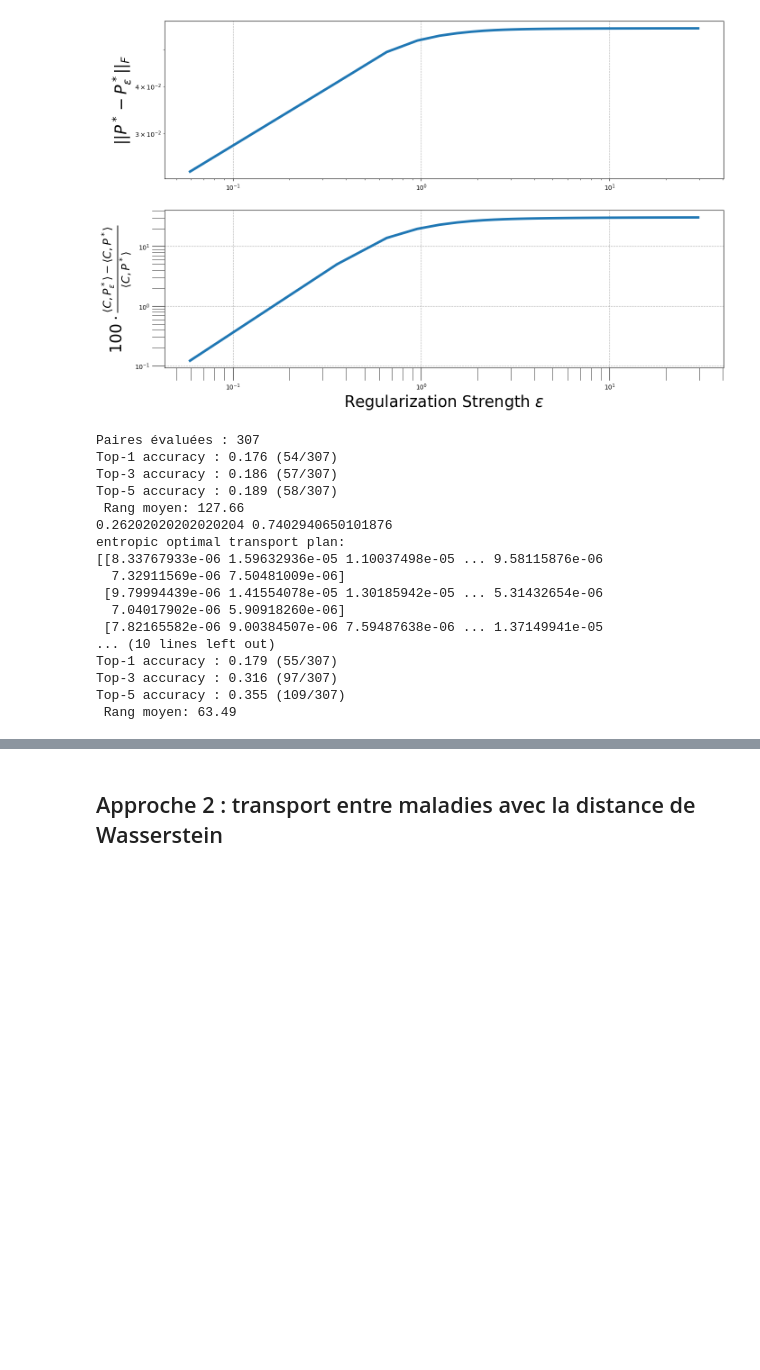
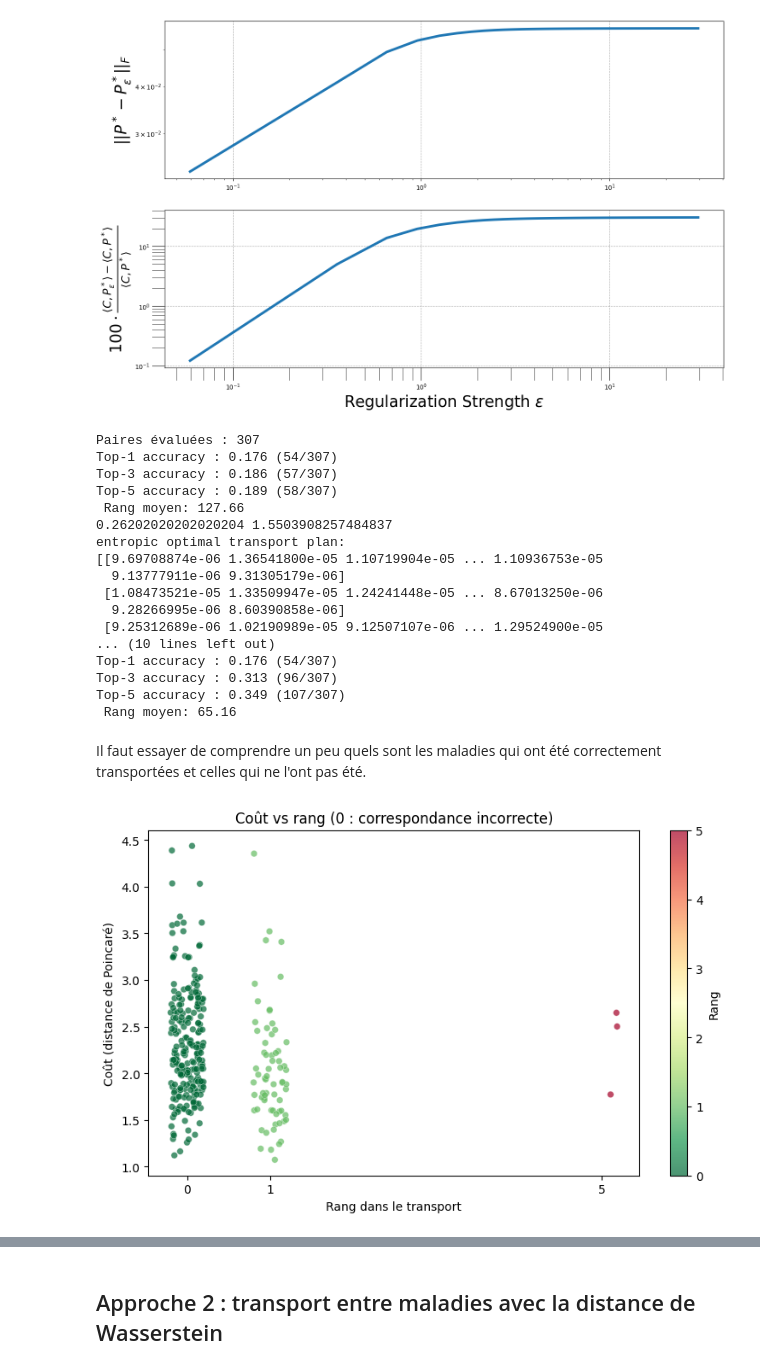
Before and after one commit to averniere/OT_simulation_maladies, a Jupyter notebook: Embeddings/test.ipynb, the cells around one changed output, grey strips where cells are left out. Drawn from its saved outputs; the diff is of its cells as text; code cells hidden in the pictures; blank space fills up the shorter version.

```diff
--- a/Embeddings/test.ipynb
+++ b/Embeddings/test.ipynb
@@ -1139,12 +1176,13 @@ values = optimal_plan_sinkhorn[rows, cols]
 # Sous forme de liste de tuples (i, j, valeur)
 nonzero_coords = list(zip(rows, cols))
 # %%
-def evaluate_transport(P, gt_set, top_k=(1, 3, 5)):
+def evaluate_transport(P, gt_set, C, top_k=(1, 3, 5)):
     """
     Évalue le plan de transport P contre la vérité terrain.
     top_k : précision.
     """
     results = {k: 0 for k in top_k}
+    pairs = {}
     ranks = []
 
     for (i, j_true) in gt_set:
@@ -1159,6 +1197,11 @@ def evaluate_transport(P, gt_set, top_k=(1, 3, 5)):
         for k in top_k:
             if rank <= k:
                 results[k] += 1
+                if (i, j_true) not in pairs.keys():
+                    pairs[(i, j_true)]=[k, C[i, j_true]]
+
+        if (i, j_true) not in pairs.keys():
+            pairs[(i, j_true)]=[0, C[i, j_true]]
 
     n = len(gt_set)
     print(f"Paires évaluées : {n}")
@@ -1166,6 +1209,6 @@ def evaluate_transport(P, gt_set, top_k=(1, 3, 5)):
         print(f"Top-{k} accuracy : {results[k]/n:.3f} ({results[k]}/{n})")
     print(f" Rang moyen: {np.mean(ranks):.2f}")
 
-    return ranks
+    return ranks, pairs
 
-ranks = evaluate_transport(optimal_plan_sinkhorn, gt_set)
+ranks, pairs = evaluate_transport(optimal_plan_sinkhorn, gt_set, costs_test)
@@ -1248,28 +1285,56 @@ Cost matrix:
 entropic transport cost: 5.910295166994684
 [figure]
 # %%
-ranks = evaluate_transport(optimal_plan_sinkhorn_weights, gt_set)
+ranks_w, pairs_w = evaluate_transport(optimal_plan_sinkhorn_weights, gt_set, costs_test_weights)
 
 epsilon_prime = grid[5]
-epsilon = epsilon_prime * np.mean(costs_test)
+epsilon = epsilon_prime * np.mean(costs_test_weights)
 print(epsilon_prime, epsilon)
 optimal_plan_sinkhorn_croissant, optimal_cost_sinkhorn_croissant = compute_transport_sinkhorn(costs_test_weights, None, None, epsilon, 10000, 1e-4, True)
-ranks_reg = evaluate_transport(optimal_plan_sinkhorn_croissant, gt_set)
+ranks_reg_w, pairs_reg_w = evaluate_transport(optimal_plan_sinkhorn_croissant, gt_set, costs_test_weights)
 # %% [output]
 Paires évaluées : 307
 Top-1 accuracy : 0.176 (54/307)
 Top-3 accuracy : 0.186 (57/307)
 Top-5 accuracy : 0.189 (58/307)
  Rang moyen: 127.66
-0.26202020202020204 0.7402940650101876
+0.26202020202020204 1.5503908257484837
 entropic optimal transport plan:
-[[8.33767933e-06 1.59632936e-05 1.10037498e-05 ... 9.58115876e-06
-  7.32911569e-06 7.50481009e-06]
- [9.79994439e-06 1.41554078e-05 1.30185942e-05 ... 5.31432654e-06
-  7.04017902e-06 5.90918260e-06]
- [7.82165582e-06 9.00384507e-06 7.59487638e-06 ... 1.37149941e-05
+[[9.69708874e-06 1.36541800e-05 1.10719904e-05 ... 1.10936753e-05
+  9.13777911e-06 9.31305179e-06]
+ [1.08473521e-05 1.33509947e-05 1.24241448e-05 ... 8.67013250e-06
+  9.28266995e-06 8.60390858e-06]
+ [9.25312689e-06 1.02190989e-05 9.12507107e-06 ... 1.29524900e-05
 ... (10 lines left out)
-Top-1 accuracy : 0.179 (55/307)
-Top-3 accuracy : 0.316 (97/307)
-Top-5 accuracy : 0.355 (109/307)
- Rang moyen: 63.49
+Top-1 accuracy : 0.176 (54/307)
+Top-3 accuracy : 0.313 (96/307)
+Top-5 accuracy : 0.349 (107/307)
+ Rang moyen: 65.16
+# %% [markdown]
+Il faut essayer de comprendre un peu quels sont les maladies qui ont été correctement transportées et celles qui ne l'ont pas été.
+# %%
+ranks  = np.array([v[0] for v in pairs.values()])
+costs  = np.array([v[1] for v in pairs.values()])
+
+fig, ax = plt.subplots(figsize=(8, 5))
+
+scatter = ax.scatter(
+    x=ranks + np.random.uniform(-0.2, 0.2, size=len(ranks)),  # jitter pour lisibilité
+    y=costs,
+    c=ranks,
+    cmap='RdYlGn_r',
+    s=30,
+    alpha=0.7,
+    edgecolors='white',
+    linewidths=0.3
+)
+
+plt.colorbar(scatter, ax=ax, label='Rang')
+ax.set_xlabel('Rang dans le transport')
+ax.set_ylabel('Coût (distance de Poincaré)')
+ax.set_title('Coût vs rang (0 : correspondance incorrecte)')
+ax.set_xticks(sorted(set(ranks)))
+plt.tight_layout()
+plt.show()
+# %% [output]
+[figure, added]
```
Also changed, not shown: parts of 15 cells of this notebook.
